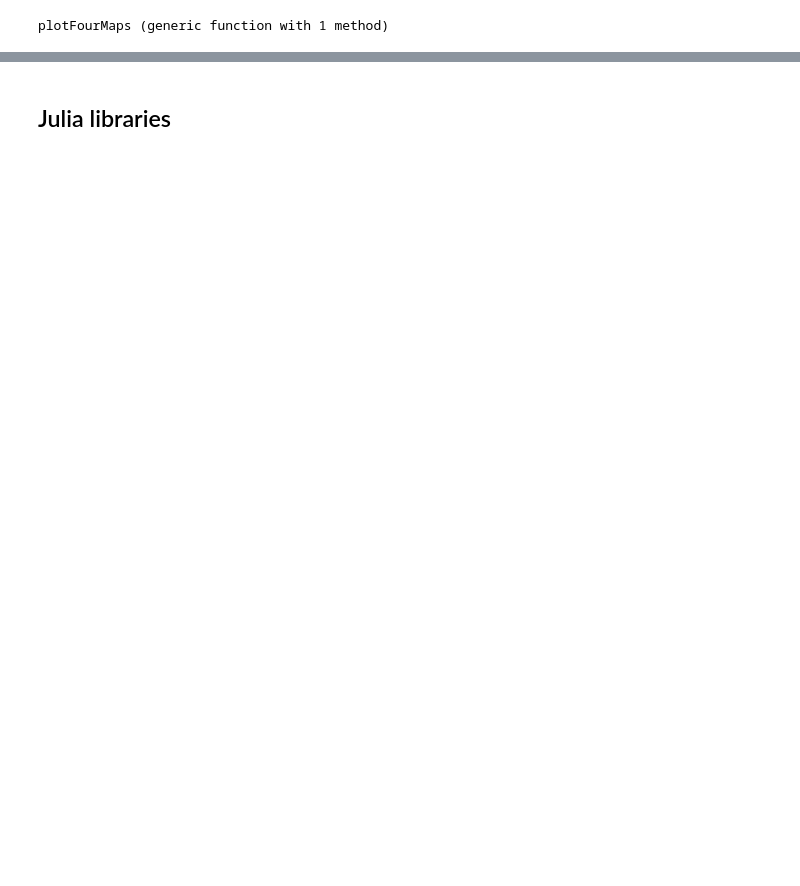
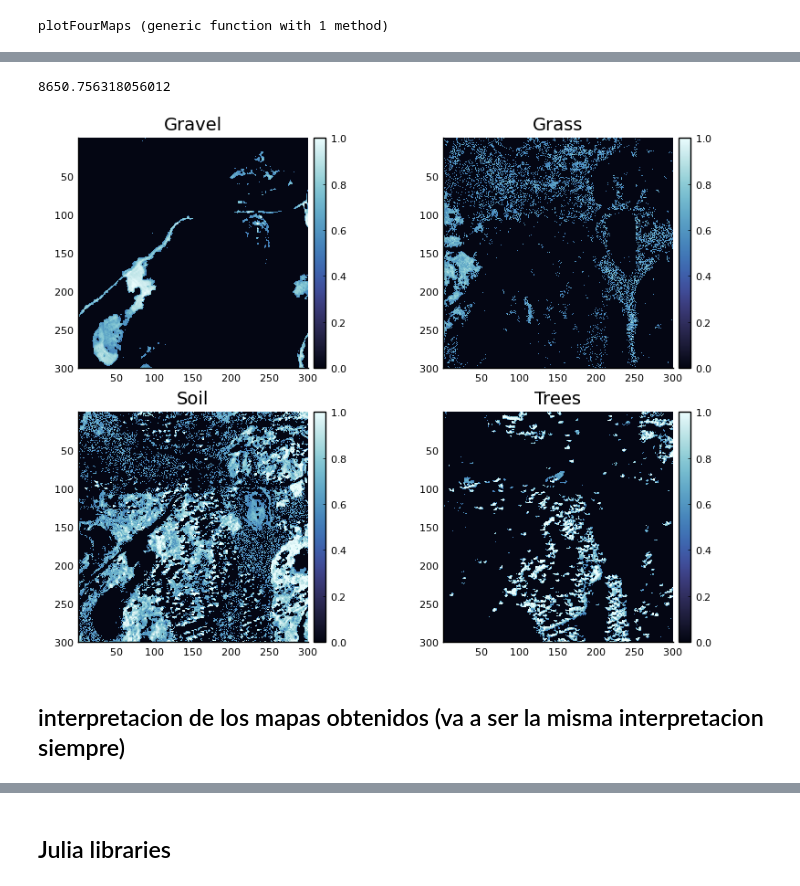
Before and after one commit to kevinmicha/Hyperspectral-image-unmixing-project, a Jupyter notebook: Project_parallelization_Julia_balbi_michalewicz.ipynb, the cells around one changed output, grey strips where cells are left out. Saved outputs shown, nothing was run; the diff lists cells and outputs as text; code cells hidden in the pictures; blank space fills up the shorter version.

```diff
--- a/Project_parallelization_Julia_balbi_michalewicz.ipynb
+++ b/Project_parallelization_Julia_balbi_michalewicz.ipynb
@@ -210,0 +187,10 @@ A[:,1]
+# %%
+sum(reshape(A[1,:], Int(sqrt(N)), Int(sqrt(N))))
+# %% [output]
+8650.756318056012
+# %%
+plotFourMaps(A.*(A.>0.5))
+# %% [output]
+[figure, added]
+# %% [markdown]
+## interpretacion de los mapas obtenidos (va a ser la misma interpretacion siempre)
```
Also changed, not shown: parts of 51 cells of this notebook, 1 other file.
